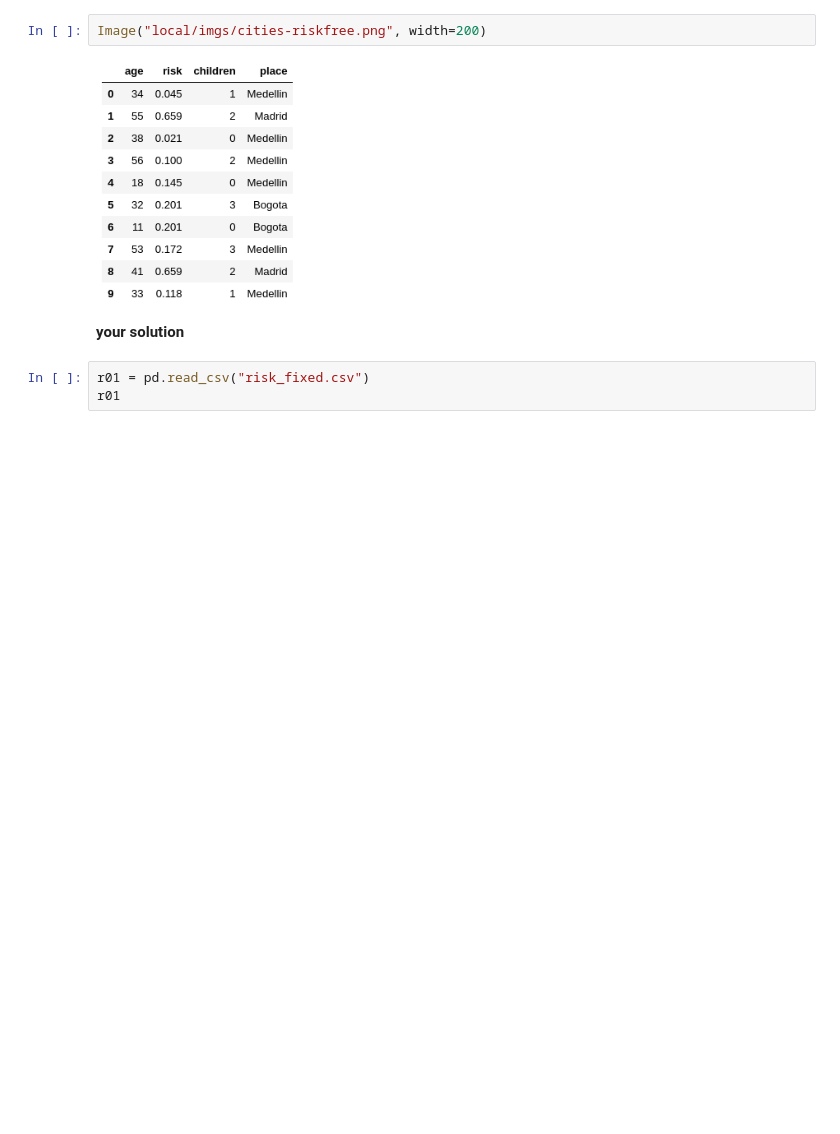
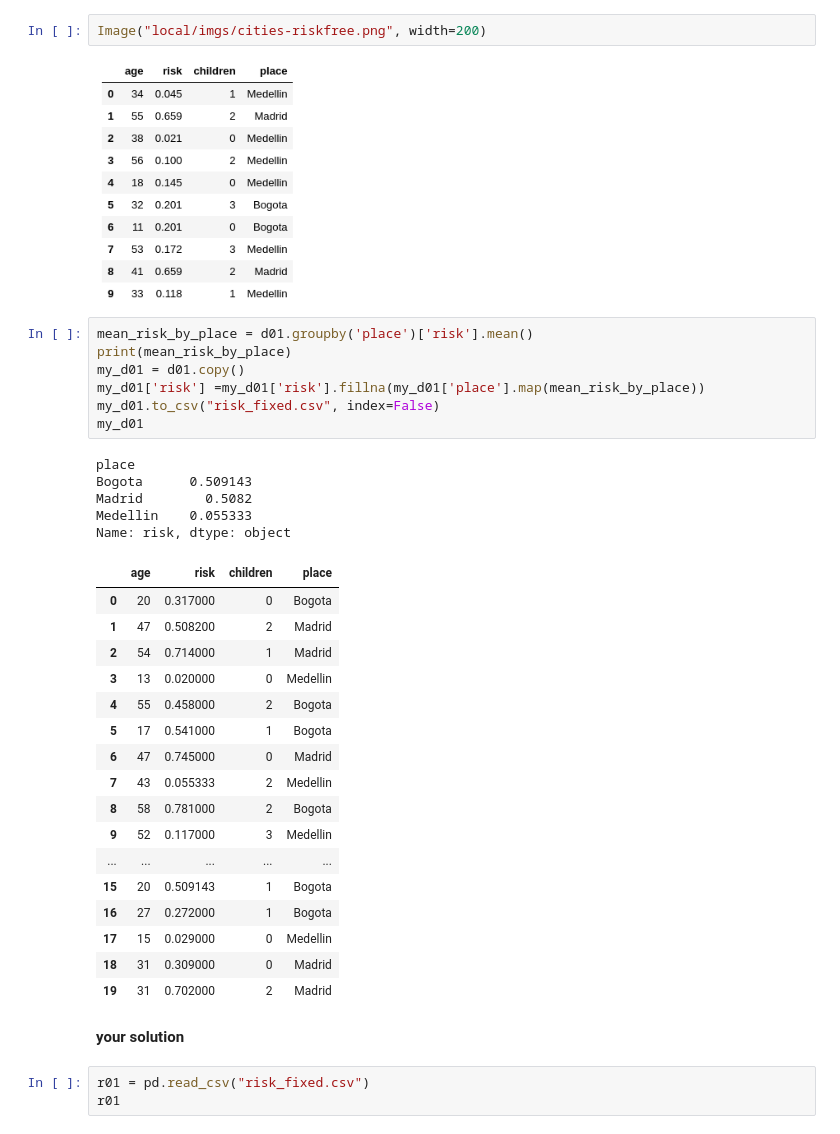
Before and after one commit to Santiagohvilla/Santiagohvilla, a Jupyter notebook: content/LAB 04.01 - CLEANING DATA.ipynb, the cells around one changed output. Saved outputs shown, nothing was run; the diff lists cells and outputs as text; blank space fills up the shorter version.

```diff
--- a/content/LAB 04.01 - CLEANING DATA.ipynb
+++ b/content/LAB 04.01 - CLEANING DATA.ipynb
@@ -100,6 +117,36 @@ you must create a file with the following content
 Image("local/imgs/cities-riskfree.png", width=200)
 # %% [output]
 [figure]
+# %%
+mean_risk_by_place = d01.groupby('place')['risk'].mean()
+print(mean_risk_by_place)
+my_d01 = d01.copy()
+my_d01['risk'] =my_d01['risk'].fillna(my_d01['place'].map(mean_risk_by_place))
+my_d01.to_csv("risk_fixed.csv", index=False)
+my_d01
+# %% [output]
+place
+Bogota      0.509143
+Madrid        0.5082
+Medellin    0.055333
+Name: risk, dtype: object
+|  | age | risk | children | place |
+| 0 | 20 | 0.317000 | 0 | Bogota |
+| 1 | 47 | 0.508200 | 2 | Madrid |
+| 2 | 54 | 0.714000 | 1 | Madrid |
+| 3 | 13 | 0.020000 | 0 | Medellin |
+| 4 | 55 | 0.458000 | 2 | Bogota |
+| 5 | 17 | 0.541000 | 1 | Bogota |
+| 6 | 47 | 0.745000 | 0 | Madrid |
+| 7 | 43 | 0.055333 | 2 | Medellin |
+| 8 | 58 | 0.781000 | 2 | Bogota |
+| 9 | 52 | 0.117000 | 3 | Medellin |
+| ... | ... | ... | ... | ... |
+| 15 | 20 | 0.509143 | 1 | Bogota |
+| 16 | 27 | 0.272000 | 1 | Bogota |
+| 17 | 15 | 0.029000 | 0 | Medellin |
+| 18 | 31 | 0.309000 | 0 | Madrid |
+| 19 | 31 | 0.702000 | 2 | Madrid |
 # %% [markdown]
 **your solution**
 # %%
```
Also changed, not shown: parts of 8 cells of this notebook.
